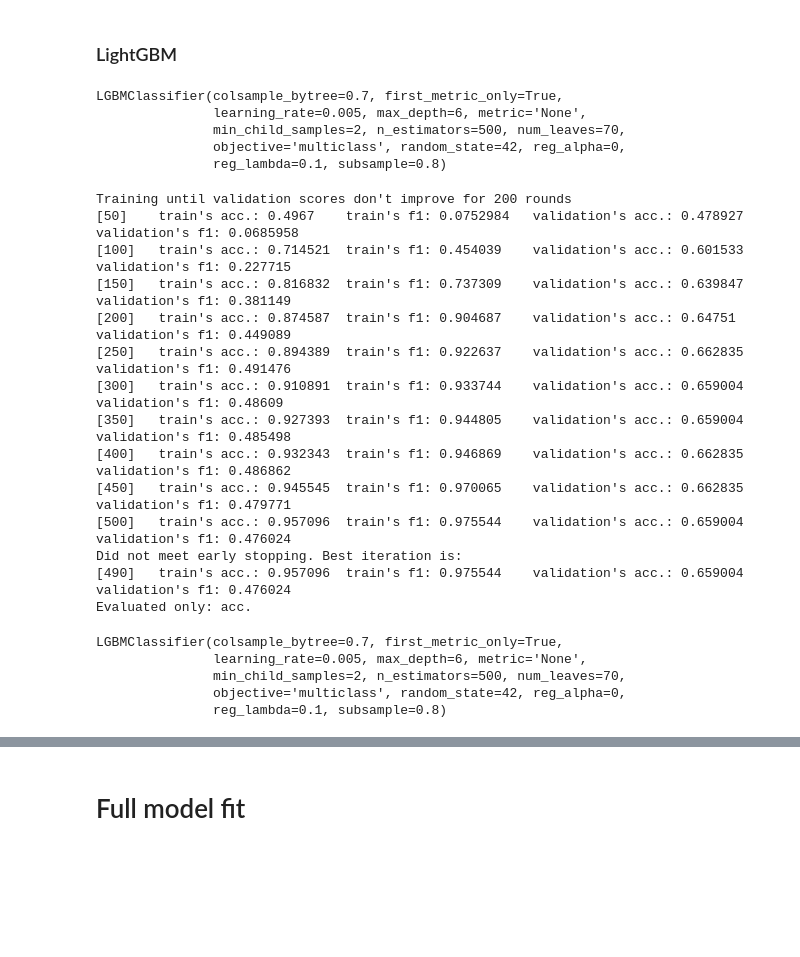
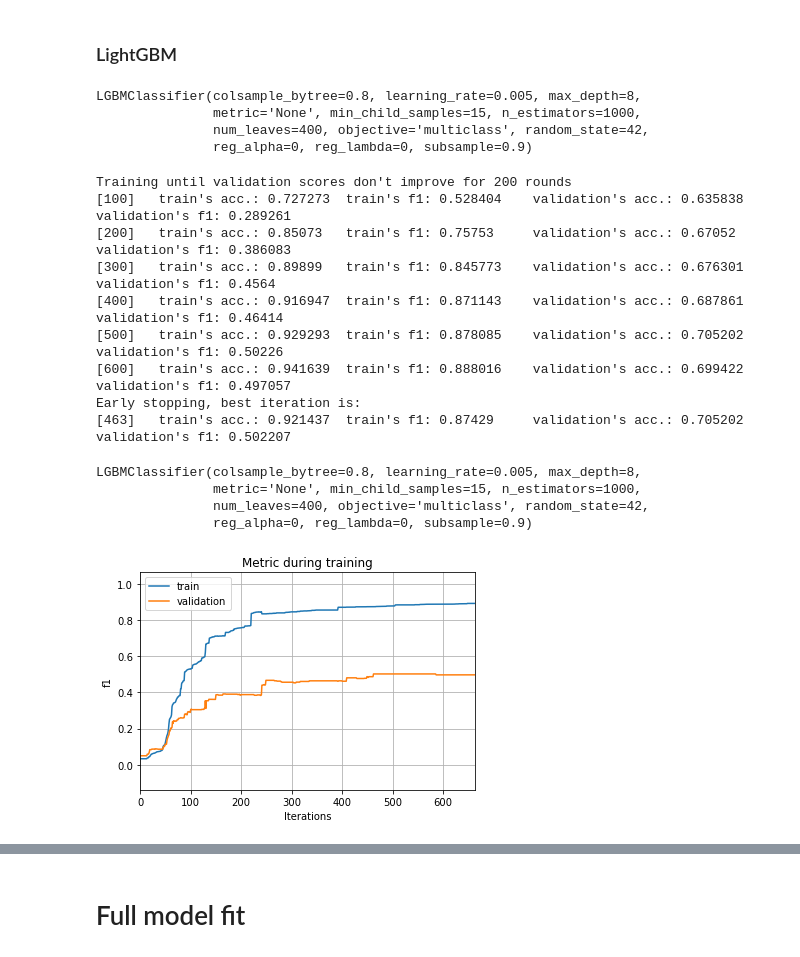
Before and after one commit to NgAngus/protein_localization, a Jupyter notebook: notebooks/protein-submission.ipynb, the cells around one changed output, grey strips where cells are left out. Drawn from its saved outputs; the diff is of its cells as text; code cells hidden in the pictures; blank space fills up the shorter version.

```diff
--- a/notebooks/protein-submission.ipynb
+++ b/notebooks/protein-submission.ipynb
@@ -96,0 +124,9 @@ X_train.shape, X_test.shape
+# %%
+# Use SMOTE
+sm = SMOTENC(categorical_features=categoricals_by_idx,
+             sampling_strategy= sampling_strategy,
+             random_state=SEED,
+             k_neighbors=N_NBRS_SMOTE - 1,
+             n_jobs=-1
+            )
+X_resampled, y_resampled = sm.fit_resample(X_train, y_train)
@@ -97,7 +152,7 @@ X_train.shape, X_test.shape
 # %% [markdown]
 ### LightGBM
 # %%
-N_ESTIMATORS = 500  # default is 100
+N_ESTIMATORS = 1000  # default is 100
 hyper_params = {
     'boosting_type': 'gbdt',
     'random_state' : SEED,
@@ -106,27 +161,26 @@ hyper_params = {
     'metric' : 'None',
 
     'reg_alpha': 0,
-    'reg_lambda' : 0.1,
-    'num_leaves': 70,
-    'max_depth' : 6,
-    'colsample_bytree' : 0.7,
-    'subsample' : 0.8,
-    'min_child_samples': 2,
+    'reg_lambda' : 0,
+    'num_leaves': 400,
+    'max_depth' : 8,
+    'colsample_bytree' : 0.8,
+    'subsample' : 0.9,
+    'min_child_samples': 15,
 
     # Training Parameters
     'learning_rate' : 0.005,
     'n_estimators': N_ESTIMATORS,
-    'first_metric_only' : True,
+#     'first_metric_only' : True,
 }
 # model = lgb.LGBMClassifier(**hyper_params)
 model = lgb.LGBMClassifier()
 model.set_params(**hyper_params)
 # %% [output]
-LGBMClassifier(colsample_bytree=0.7, first_metric_only=True,
-               learning_rate=0.005, max_depth=6, metric='None',
-               min_child_samples=2, n_estimators=500, num_leaves=70,
-               objective='multiclass', random_state=42, reg_alpha=0,
-               reg_lambda=0.1, subsample=0.8)
+LGBMClassifier(colsample_bytree=0.8, learning_rate=0.005, max_depth=8,
+               metric='None', min_child_samples=15, n_estimators=1000,
+               num_leaves=400, objective='multiclass', random_state=42,
+               reg_alpha=0, reg_lambda=0, subsample=0.9)
 # %%
 fit_params={
     "early_stopping_rounds": 200,
@@ -136,32 +190,34 @@ fit_params={
         f1_macro,
 #         balanced_accuracy,
     ],
-    "eval_set" : [(X_train, y_train), (X_test, y_test)], # [(X_train, y_train), (X_val, y_val)],
+    "eval_set" : [
+        (X_resampled, y_resampled),
+#         (X_val, y_val),
+        (X_test, y_test),
+    ],
     'eval_names': ['train', 'validation'],
     'verbose': N_ESTIMATORS // 10,
 
 }
-model.fit(X_train, y_train, **fit_params)
+model.fit(X_resampled, y_resampled, **fit_params)
 # %% [output]
 Training until validation scores don't improve for 200 rounds
-[50]    train's acc.: 0.4967    train's f1: 0.0752984   validation's acc.: 0.478927     validation's f1: 0.0685958
-[100]   train's acc.: 0.714521  train's f1: 0.454039    validation's acc.: 0.601533     validation's f1: 0.227715
-[150]   train's acc.: 0.816832  train's f1: 0.737309    validation's acc.: 0.639847     validation's f1: 0.381149
-[200]   train's acc.: 0.874587  train's f1: 0.904687    validation's acc.: 0.64751      validation's f1: 0.449089
-[250]   train's acc.: 0.894389  train's f1: 0.922637    validation's acc.: 0.662835     validation's f1: 0.491476
-[300]   train's acc.: 0.910891  train's f1: 0.933744    validation's acc.: 0.659004     validation's f1: 0.48609
-[350]   train's acc.: 0.927393  train's f1: 0.944805    validation's acc.: 0.659004     validation's f1: 0.485498
-[400]   train's acc.: 0.932343  train's f1: 0.946869    validation's acc.: 0.662835     validation's f1: 0.486862
-[450]   train's acc.: 0.945545  train's f1: 0.970065    validation's acc.: 0.662835     validation's f1: 0.479771
-[500]   train's acc.: 0.957096  train's f1: 0.975544    validation's acc.: 0.659004     validation's f1: 0.476024
-Did not meet early stopping. Best iteration is:
-[490]   train's acc.: 0.957096  train's f1: 0.975544    validation's acc.: 0.659004     validation's f1: 0.476024
-Evaluated only: acc.
+[100]   train's acc.: 0.727273  train's f1: 0.528404    validation's acc.: 0.635838     validation's f1: 0.289261
+[200]   train's acc.: 0.85073   train's f1: 0.75753     validation's acc.: 0.67052      validation's f1: 0.386083
+[300]   train's acc.: 0.89899   train's f1: 0.845773    validation's acc.: 0.676301     validation's f1: 0.4564
+[400]   train's acc.: 0.916947  train's f1: 0.871143    validation's acc.: 0.687861     validation's f1: 0.46414
+[500]   train's acc.: 0.929293  train's f1: 0.878085    validation's acc.: 0.705202     validation's f1: 0.50226
+[600]   train's acc.: 0.941639  train's f1: 0.888016    validation's acc.: 0.699422     validation's f1: 0.497057
+Early stopping, best iteration is:
+[463]   train's acc.: 0.921437  train's f1: 0.87429     validation's acc.: 0.705202     validation's f1: 0.502207
-LGBMClassifier(colsample_bytree=0.7, first_metric_only=True,
-               learning_rate=0.005, max_depth=6, metric='None',
-               min_child_samples=2, n_estimators=500, num_leaves=70,
-               objective='multiclass', random_state=42, reg_alpha=0,
-               reg_lambda=0.1, subsample=0.8)
+LGBMClassifier(colsample_bytree=0.8, learning_rate=0.005, max_depth=8,
+               metric='None', min_child_samples=15, n_estimators=1000,
+               num_leaves=400, objective='multiclass', random_state=42,
+               reg_alpha=0, reg_lambda=0, subsample=0.9)
+# %%
+lgb.plot_metric(model);
+# %% [output]
+[figure, added]
 # %%
 y_pred = pd.Series(model.predict(X_test))
 print(classification_report(y_test, y_pred))
```
Also changed, not shown: parts of 38 cells of this notebook.
